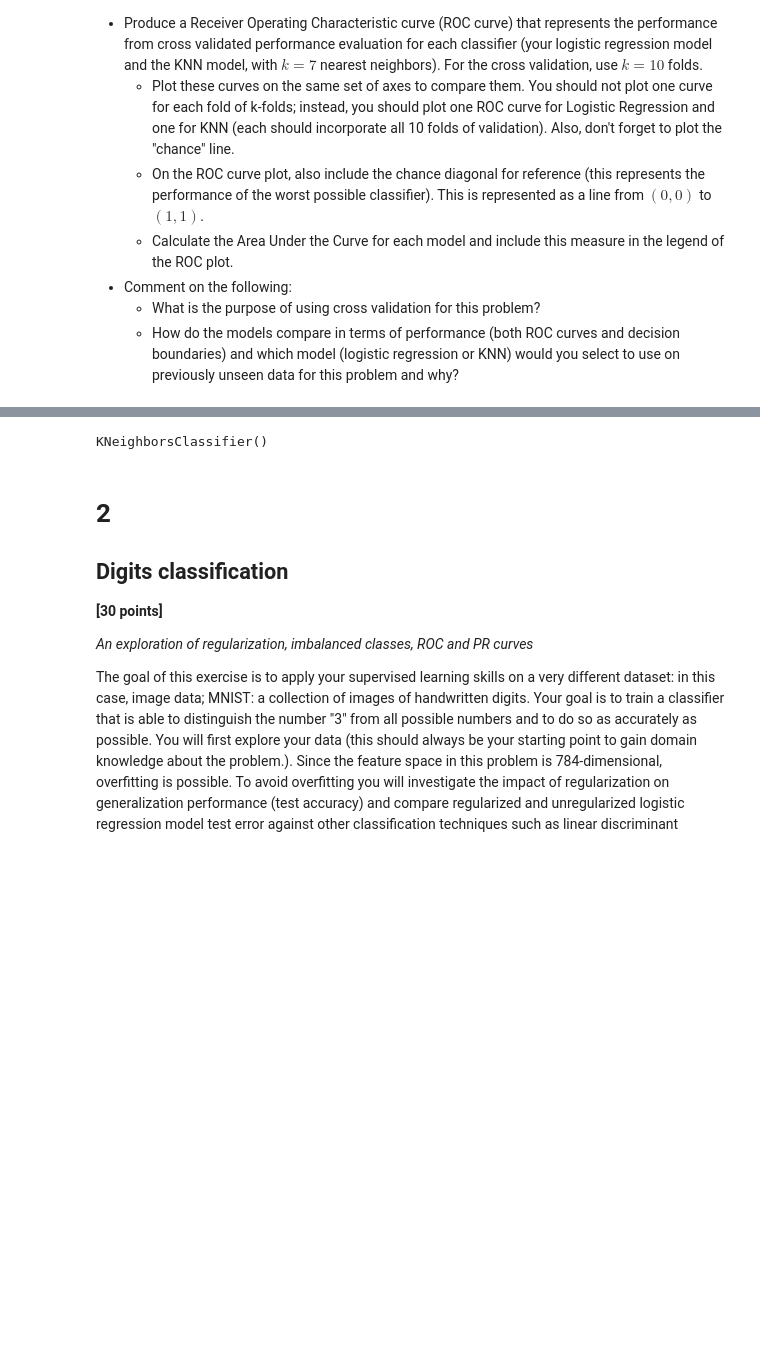
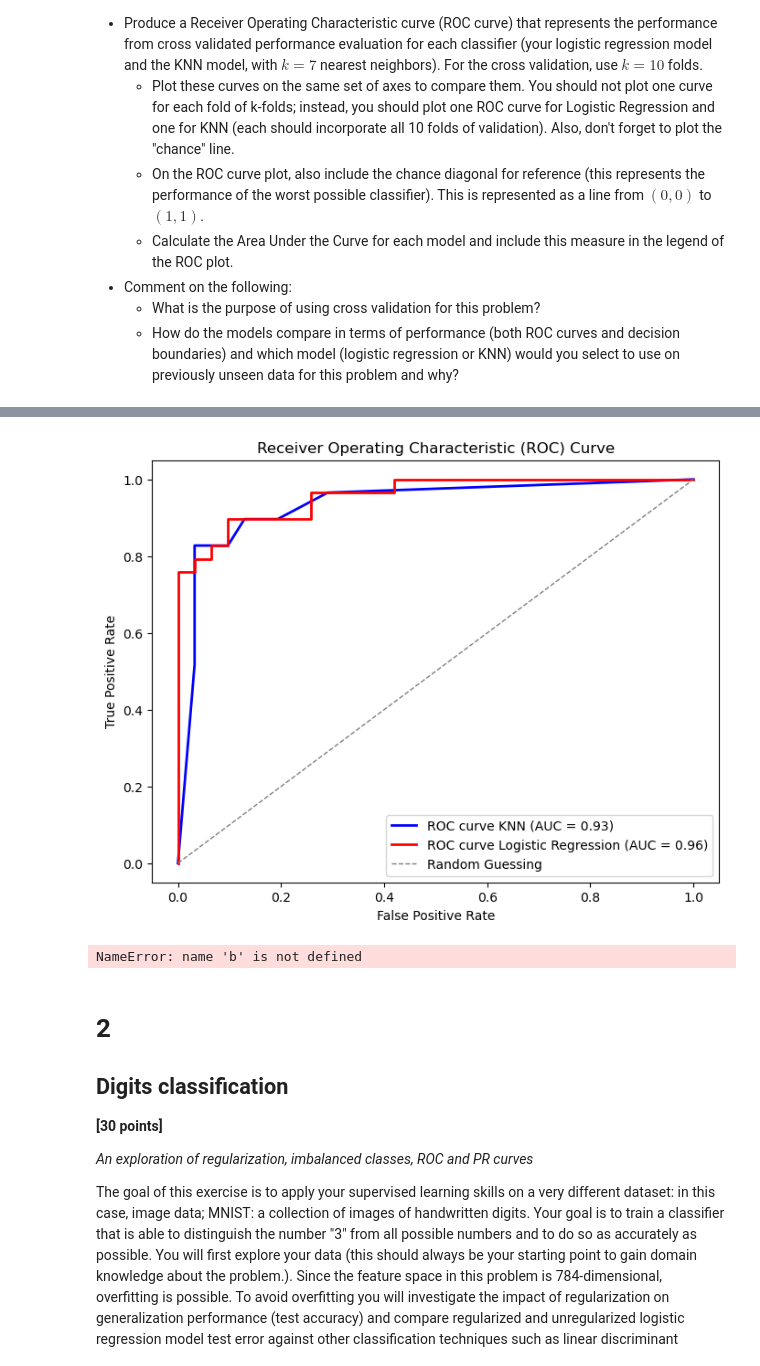
Before and after one commit to BarbaraPFloresRios/IDS705_PrinciplesOfMachineLearning, a Jupyter notebook: Assignment_3_SupervisedLearning_ModelTrainingAndEvaluation/Assignment_3.ipynb, the cells around one changed output, grey strips where cells are left out. Drawn from its saved outputs; the diff is of its cells as text; code cells hidden in the pictures; blank space fills up the shorter version.

```diff
--- a/Assignment_3_SupervisedLearning_ModelTrainingAndEvaluation/Assignment_3.ipynb
+++ b/Assignment_3_SupervisedLearning_ModelTrainingAndEvaluation/Assignment_3.ipynb
@@ -571,19 +628,54 @@ plt.show()
 # %%
+# My model
 w_init = np.random.rand(3, 1)
 LR = Logistic_regression()
 LR.fit(
     X_train, y_train, w_init, lr=1e-0, delta_thresh=1e-6, max_iter=5000, verbose=False
 )
+
+X_train_my_model = X_train[1:].reshape(X_train.shape[1], X_train.shape[0] - 1)
+X_test_my_model = X_test[1:].reshape(X_test.shape[1], X_test.shape[0] - 1)
+y_train_my_model = y_train[0]
+y_test_my_model = y_test[0]
+y_scores_my_model = LR.predict_proba(X_test)[0]
-# %%
-X_train_knn = train_data[["x1", "x2"]].values
-y_train_knn = train_data[["y"]].values.flatten()
-X_test_knn = test_data[["x1", "x2"]].values
-y_test_knn = test_data[["y"]].values.flatten()
-
-KNN = KNeighborsClassifier(n_neighbors=5)
-KNN.fit(X_train_knn, y_train_knn)
-# %% [output]
-KNeighborsClassifier()
+# %%
+# KNN
+fpr_knn, tpr_knn, thresholds_knn = roc_curve(y_test_knn, y_scores_knn)
+auc_knn = roc_auc_score(y_test_knn, y_scores_knn)
+
+# My Model
+fpr_my_model, tpr_my_model, thresholds_my_model = roc_curve(
+    y_test_my_model, y_scores_my_model
+)
+auc_my_model = roc_auc_score(y_test_my_model, y_scores_my_model)
+
+plt.figure(figsize=(8, 6))
+
+plt.plot(
+    fpr_knn, tpr_knn, color="blue", lw=2, label="ROC curve KNN (AUC = %0.2f)" % auc_knn
+)
+plt.plot(
+    fpr_my_model,
+    tpr_my_model,
+    color="red",
+    lw=2,
+    label="ROC curve Logistic Regression (AUC = %0.2f)" % auc_my_model,
+)
+
+# Random Guess
+plt.plot([0, 1], [0, 1], color="gray", lw=1, linestyle="--", label="Random Guessing")
+
+plt.xlabel("False Positive Rate")
+plt.ylabel("True Positive Rate")
+plt.title("Receiver Operating Characteristic (ROC) Curve")
+plt.legend(loc="lower right")
+plt.show()
+# %% [output]
+[figure, added]
+# %%
+b
+# %% [output]
+NameError: name 'b' is not defined
 # %% [markdown]
 # 2
 
```
Also changed, not shown: parts of 8 cells of this notebook.
